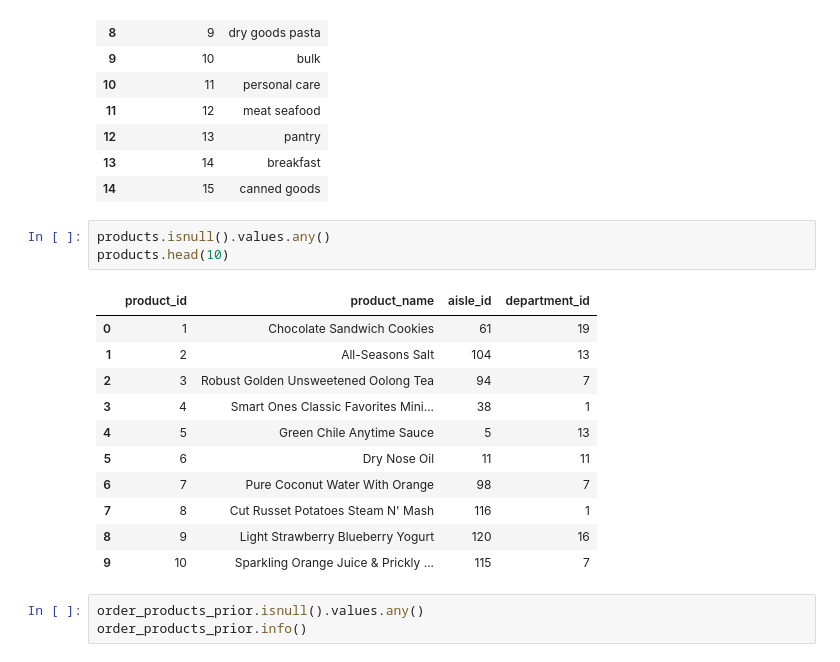
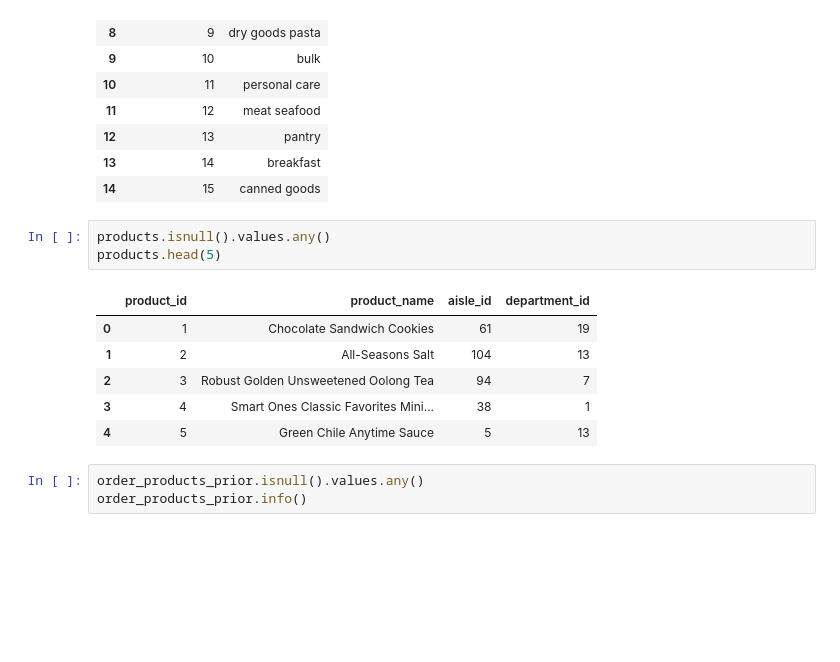
Before and after one commit to tjaved573/User-Basket-Prediction, a Jupyter notebook: Instacart_Feature_Extraction.ipynb, the cells around one changed output. Saved outputs shown, nothing was run; the diff lists cells and outputs as text; blank space fills up the shorter version.

```diff
--- a/Instacart_Feature_Extraction.ipynb
+++ b/Instacart_Feature_Extraction.ipynb
@@ -64,19 +63,14 @@ departments.head(15)
 | 14 | 15 | canned goods |
 # %%
 products.isnull().values.any()
-products.head(10)
+products.head(5)
 # %% [output]
 |  | product_id | product_name | aisle_id | department_id |
 | 0 | 1 | Chocolate Sandwich Cookies | 61 | 19 |
 | 1 | 2 | All-Seasons Salt | 104 | 13 |
 | 2 | 3 | Robust Golden Unsweetened Oolong Tea | 94 | 7 |
 | 3 | 4 | Smart Ones Classic Favorites Mini... | 38 | 1 |
 | 4 | 5 | Green Chile Anytime Sauce | 5 | 13 |
-| 5 | 6 | Dry Nose Oil | 11 | 11 |
-| 6 | 7 | Pure Coconut Water With Orange | 98 | 7 |
-| 7 | 8 | Cut Russet Potatoes Steam N' Mash | 116 | 1 |
-| 8 | 9 | Light Strawberry Blueberry Yogurt | 120 | 16 |
-| 9 | 10 | Sparkling Orange Juice & Prickly ... | 115 | 7 |
 # %%
 order_products_prior.isnull().values.any()
 order_products_prior.info()
```
Also changed, not shown: parts of 20 cells of this notebook.
